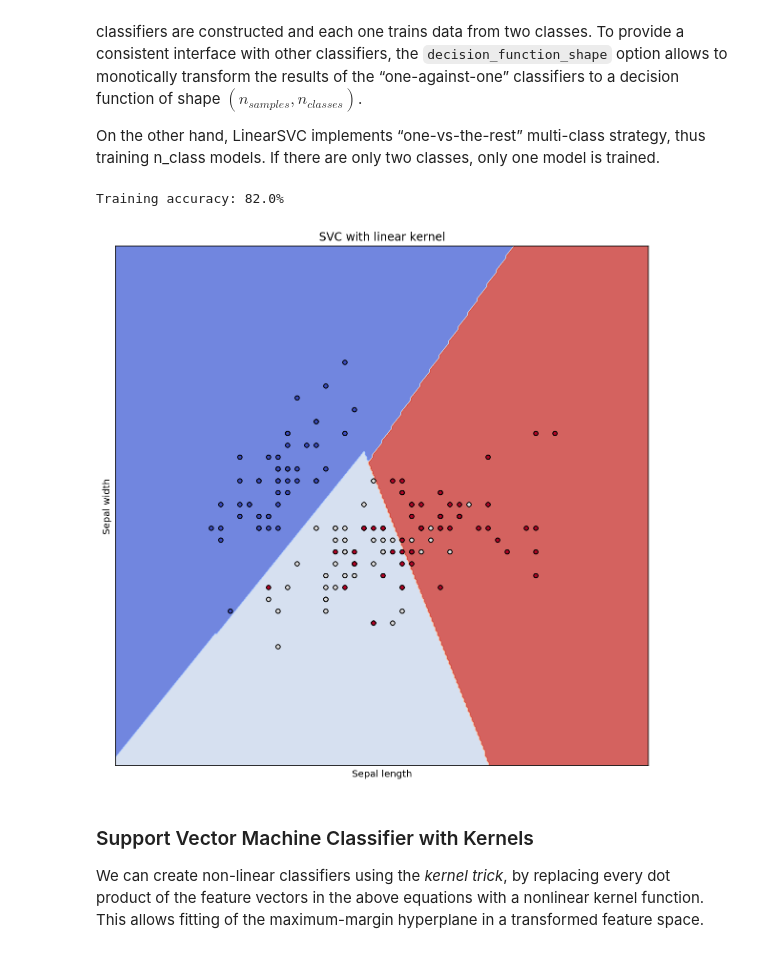
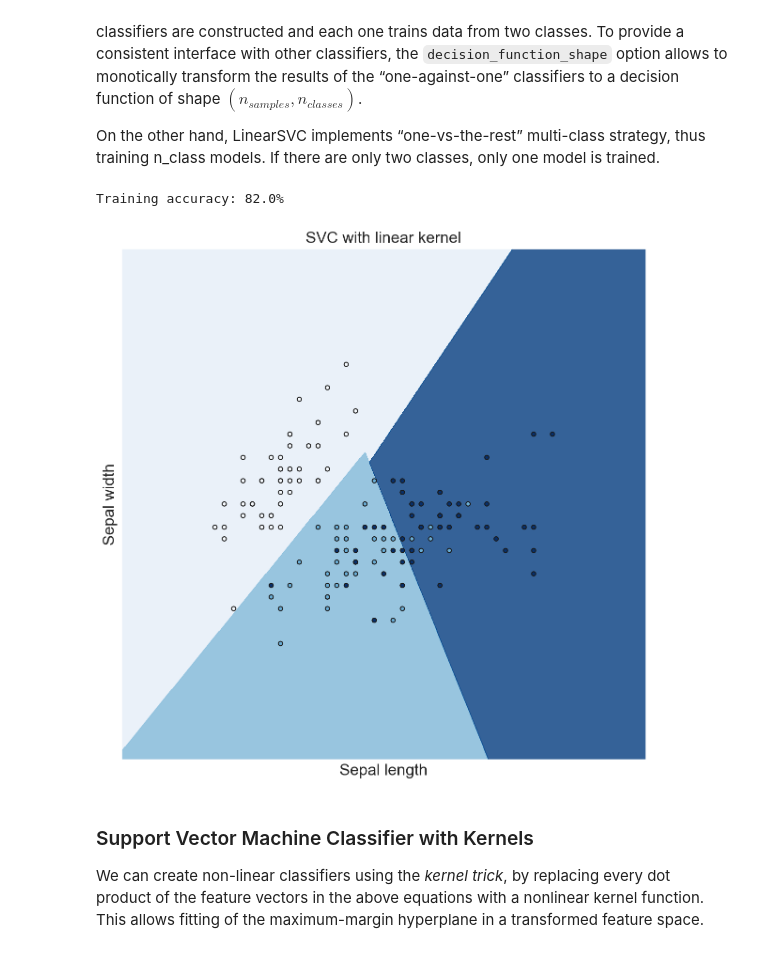
Before and after one commit to PacktPublishing/Practical-Machine-Learning-with-TensorFlow-2.0-and-Scikit-Learn, a Jupyter notebook: section_3/3-4.ipynb, the cells around one changed output. Saved outputs shown, nothing was run; the diff lists cells and outputs as text; code cells hidden in the pictures.

```diff
--- a/section_3/3-4.ipynb
+++ b/section_3/3-4.ipynb
@@ -8,6 +14,6 @@ import pandas as pd
 # %%
 # Plotting functions
-def make_meshgrid(x, y, h=.02):
+def make_meshgrid(x, y, h=.005):
     """Create a mesh of points to plot in
 
     Parameters
@@ -261,35 +268,36 @@ On the other hand, LinearSVC implements “one-vs-the-rest” multi-class strate
 # %%
 from sklearn.datasets import load_iris
 from sklearn.model_selection import train_test_split
 from sklearn.svm import SVC
 from sklearn.metrics import accuracy_score
 
 X, y = load_iris(return_X_y=True)
 X = X[:, :2]
 
 C = 1.0  # SVM regularization parameter
 clf = SVC(kernel='linear', C=C)
 clf.fit(X, y)
 
 X0, X1 = X[:, 0], X[:, 1]
 xx, yy = make_meshgrid(X0, X1)
+cmap = plt.cm.Blues
 
 fig, ax = plt.subplots(figsize=(10,10))
-plot_contours(ax, clf, xx, yy, cmap=plt.cm.coolwarm, alpha=0.8)
-ax.scatter(X0, X1, c=y, cmap=plt.cm.coolwarm, s=20, edgecolors='k')
+plot_contours(ax, clf, xx, yy, cmap=cmap, alpha=0.8)
+ax.scatter(X0, X1, c=y, cmap=cmap, s=20, edgecolors='k')
 ax.set_xlim(xx.min(), xx.max())
 ax.set_ylim(yy.min(), yy.max())
 ax.set_xlabel('Sepal length')
 ax.set_ylabel('Sepal width')
 ax.set_xticks(())
 ax.set_yticks(())
 ax.set_title('SVC with linear kernel')
 ax.plot()
 
 print('Training accuracy: {}%'.format(accuracy_score(y, clf.predict(X))*100))
 # %% [output]
 Training accuracy: 82.0%
-[figure, old version]
+[figure, new version]
 # %% [markdown]
 ### Support Vector Machine Classifier with Kernels
 
```
Also changed, not shown: parts of 6 cells of this notebook, 3 other files.
